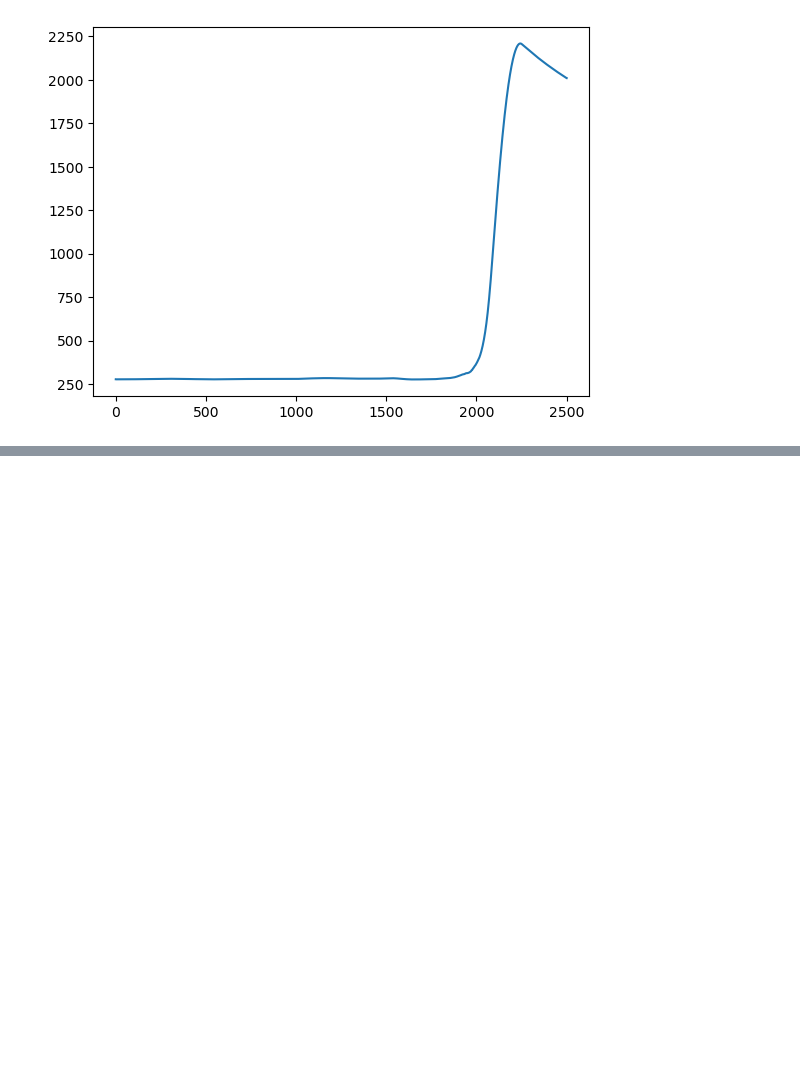
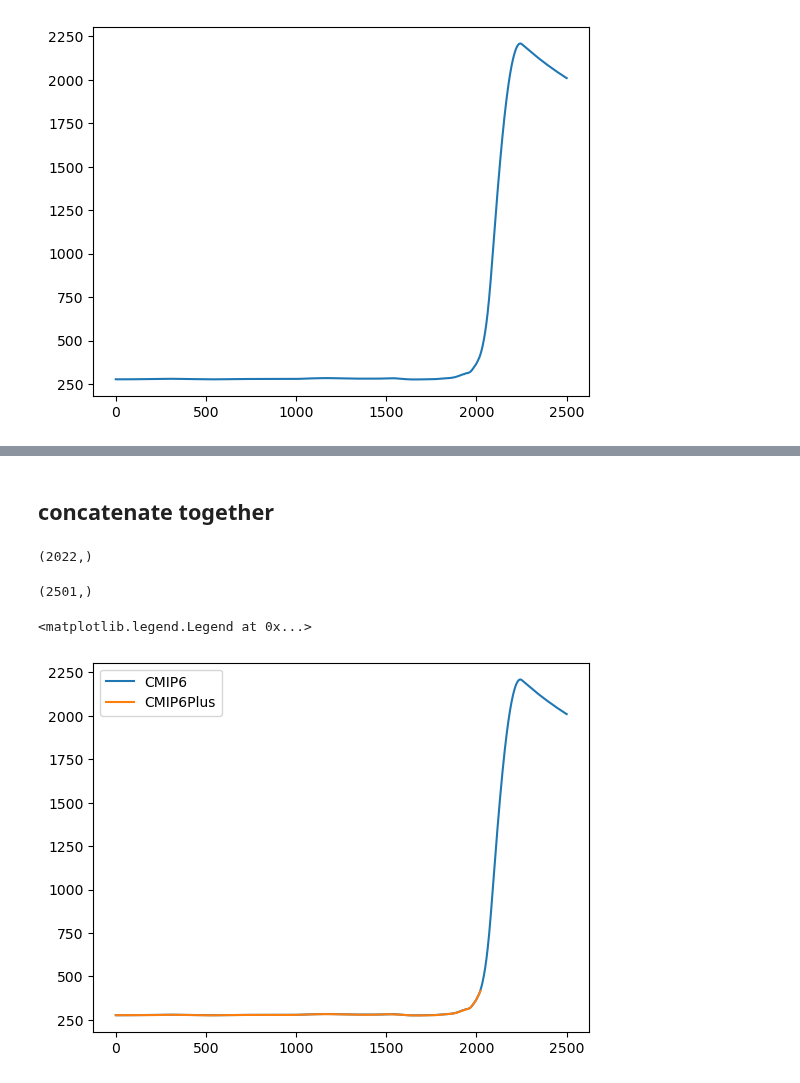
Before and after one commit to durack1/notebooks, a Jupyter notebook: jlnbs/plotCO2ForBen.ipynb, the cells around one changed output, grey strips where cells are left out. Cells and saved outputs as stored; diff of their text form; code cells hidden in the pictures; blank space fills up the shorter version.

Commit message:
update plotCO2ForBen with CMIP6Plus data

```diff
--- a/jlnbs/plotCO2ForBen.ipynb
+++ b/jlnbs/plotCO2ForBen.ipynb
@@ -112,0 +116,8 @@ plt.plot(np.arange(0,2501), newCO2)
+# %%
+histPath = "/p/user_pub/work/input4MIPs/CMIP6Plus/CMIP/CR/CR-CMIP-0-4-0/atmos/yr/co2/gm/v20241205/"
+histFile1 = os.path.join(histPath, "co2_input4MIPs_GHGConcentrations_CMIP_CR-CMIP-0-4-0_gm_0001-0999.nc")
+fH1 = xc.open_dataset(histFile1, decode_times=False)
+histFile2 = os.path.join(histPath, "co2_input4MIPs_GHGConcentrations_CMIP_CR-CMIP-0-4-0_gm_1000-1749.nc")
+fH2 = xc.open_dataset(histFile2, decode_times=False)
+histFile3 = os.path.join(histPath, "co2_input4MIPs_GHGConcentrations_CMIP_CR-CMIP-0-4-0_gm_1750-2022.nc")
+fH3 = xc.open_dataset(histFile3, decode_times=False)
@@ -112,0 +144,26 @@ plt.plot(np.arange(0,2501), newCO2)
+# %% [markdown]
+## concatenate together
+# %%
+fHNew = np.concatenate((fH1.co2[:], fH2.co2[:], fH3.co2[:]))
+fHNewTime = np.concatenate((fH1.time[:], fH2.time[:], fH3.time[:]))
+# %%
+fHNew.shape
+# %% [output]
+(2022,)
+# %%
+fill = np.empty(2500-2022)
+fill[:] = np.nan
+one = np.empty(1)
+one[:] = np.nan
+fHNewLong = np.concatenate((one, fHNew, fill))
+fHNewLong.shape
+# %% [output]
+(2501,)
+# %%
+# Plot both timeseries
+plt.plot(np.arange(0, 2501), newCO2, label="CMIP6")
+plt.plot(np.arange(0, 2501), fHNewLong, label="CMIP6Plus")
+plt.legend()
+# %% [output]
+<matplotlib.legend.Legend at 0x...>
+[figure, added]
```
Also changed, not shown: parts of 8 cells of this notebook.
